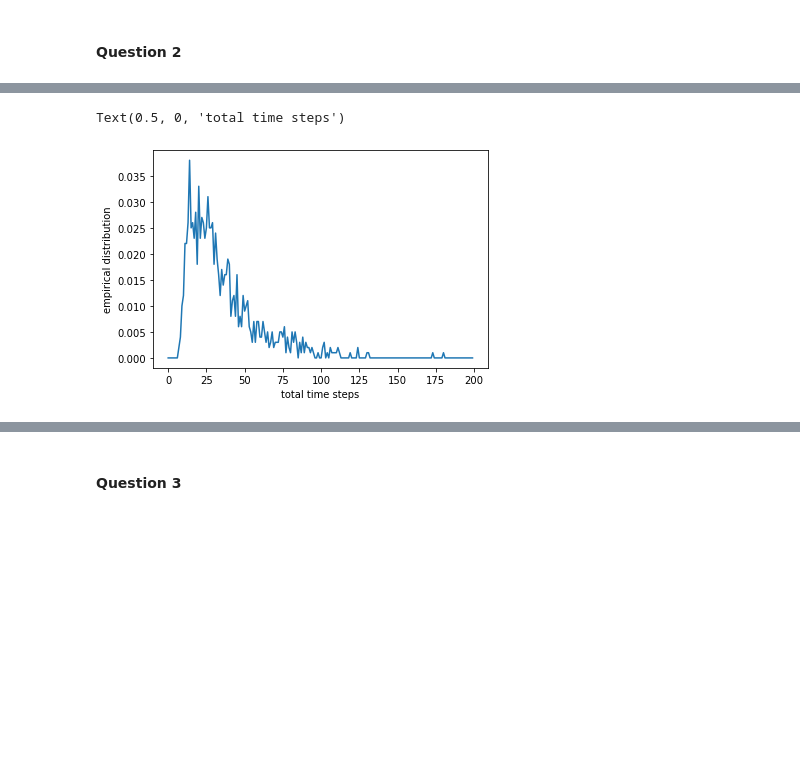
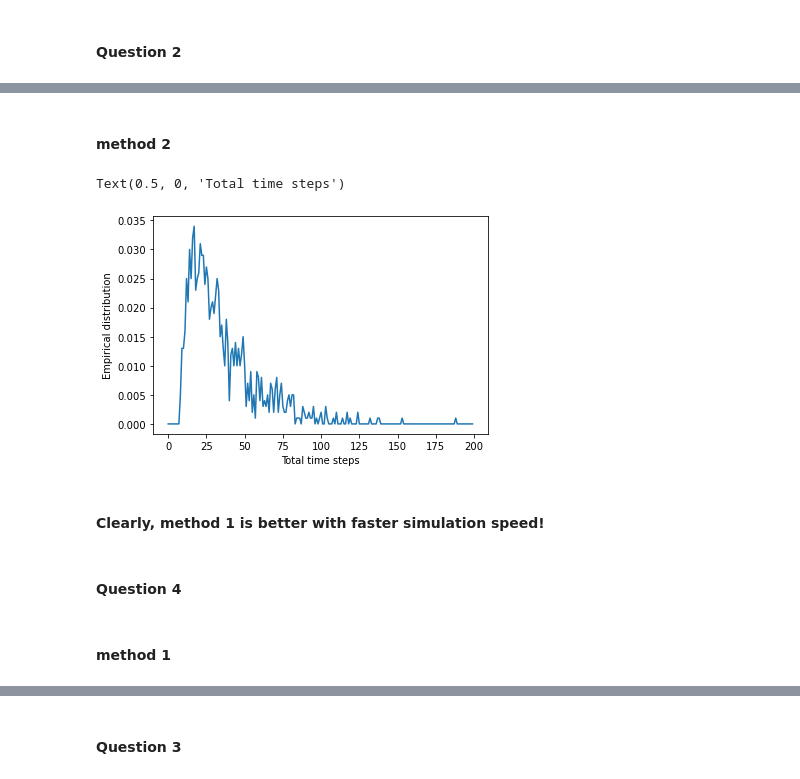
Before and after one commit to gracettD/RL-book, a Jupyter notebook: Assignment/Assignment2.ipynb, the cells around one changed output, grey strips where cells are left out. Saved outputs shown, nothing was run; the diff lists cells and outputs as text; code cells hidden in the pictures; blank space fills up the shorter version.

```diff
--- a/Assignment/Assignment2.ipynb
+++ b/Assignment/Assignment2.ipynb
@@ -24,0 +40,35 @@ from distribution import Categorical, SampledDistribution, FiniteDistribution
+# %%
+# map
+non_terminal_states_list = list(set(transit))
+non_terminal_states_list.remove(100)
+length = len(non_terminal_states_list)
+
+transition_map = {}  #distribution
+for i in non_terminal_states_list:
+    state_prob_map = {}
+    for j in range (6):
+        if i+j+1 < 100:
+            state_prob_map[transit[i+j+1]] = 1/6
+        else:
+            state_prob_map[100] = (6-j)/6
+            break
+    transition_map[i] = Categorical(state_prob_map)
+# %%
+# instanciate FiniteMarkovProcess
+GameFMP = FiniteMarkovProcess(transition_map)
+
+# simulate
+start_state_distribution = Categorical({GameFMP.non_terminal_states[0]: 1})
+trace = GameFMP.traces(start_state_distribution)
+simulation = next(trace)
+num_hist = np.zeros(10000)
+for n in range (10000):
+    simulation = next(trace)
+    num = -1
+    while True:
+        try:
+            next(simulation)
+            num += 1
+        except StopIteration:
+            break
+    num_hist[n] = num
@@ -25,3 +83,5 @@ from distribution import Categorical, SampledDistribution, FiniteDistribution
+# %% [markdown]
+#### method 2
 # %%
 # Markov Process
 from abc import ABC, abstractmethod
@@ -124,8 +184,14 @@ time_step = gameMP.time_step_distribution(1000)
 # %%
 #probability distribution of time steps to finish the game.
 plt.plot(time_step[:200]/1000)
-plt.ylabel("empirical distribution")
-plt.xlabel("total time steps")
+plt.ylabel("Empirical distribution")
+plt.xlabel("Total time steps")
 # %% [output]
-Text(0.5, 0, 'total time steps')
+Text(0.5, 0, 'Total time steps')
-[figure, old version]
+[figure, new version]
+# %% [markdown]
+#### Clearly, method 1 is better with faster simulation speed!
+# %% [markdown]
+#### Question 4
+# %% [markdown]
+#### method 1
```
Also changed, not shown: parts of 15 cells of this notebook.
